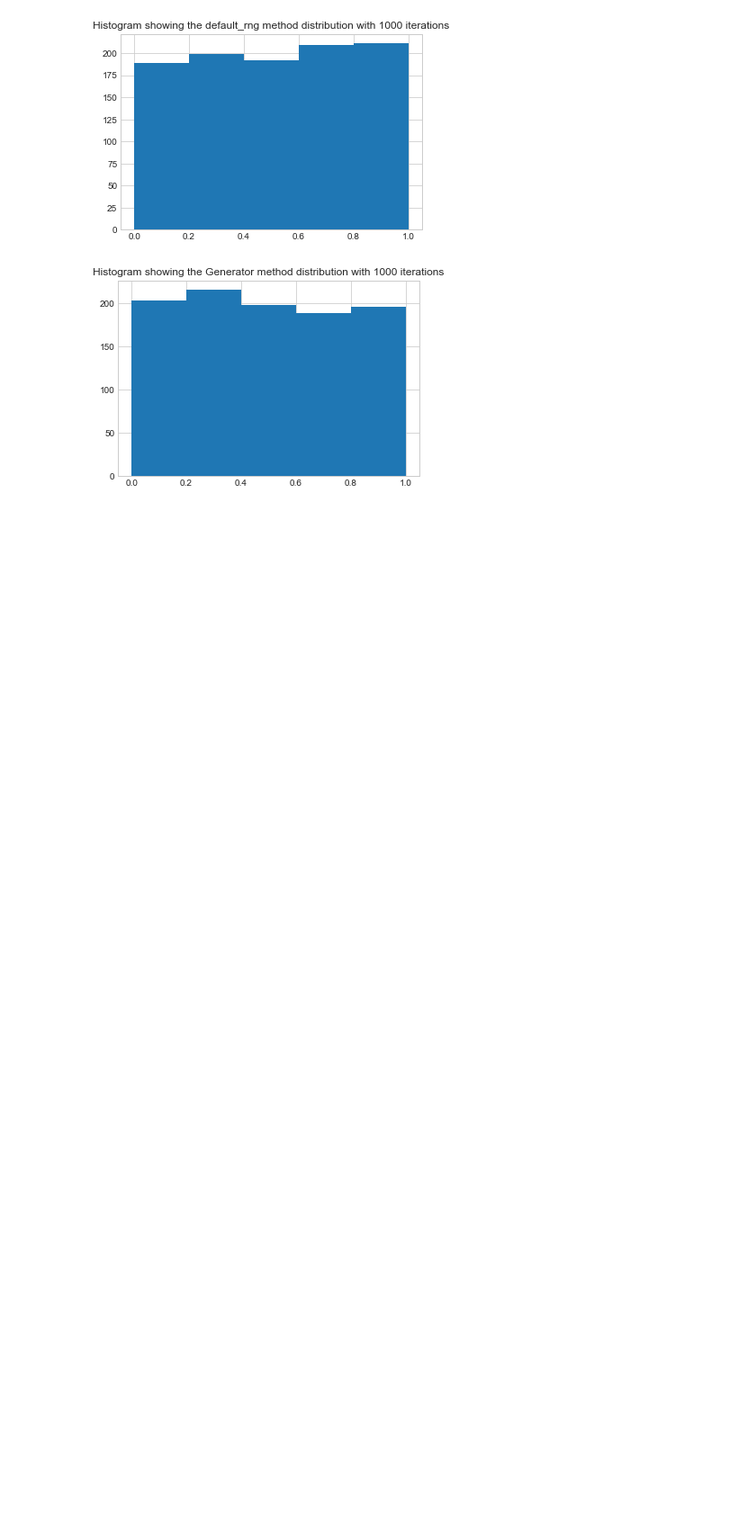
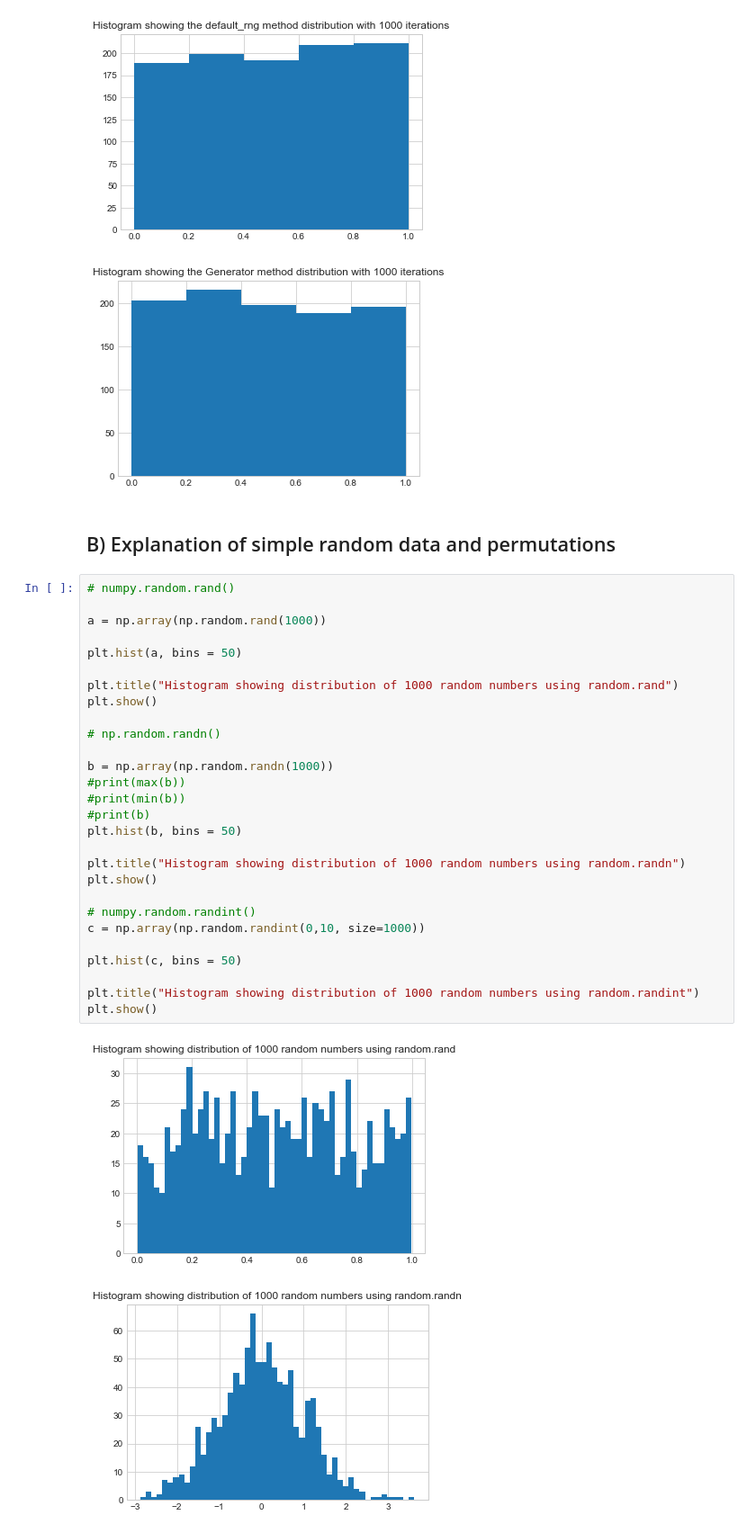
Before and after one commit to Manuferu/Assignment_PDA, a Jupyter notebook: Assignment.ipynb, the cells around one changed output. Shown at 90% size. Saved outputs shown, nothing was run; the diff lists cells and outputs as text; blank space fills up the shorter version.

```diff
--- a/Assignment.ipynb
+++ b/Assignment.ipynb
@@ -119,3 +119,36 @@ Mean value of Generator method:  0.4909036592490006
 [figure]
 [figure]
 [figure]
+# %% [markdown]
+## B) Explanation of simple random data and permutations
+# %%
+# numpy.random.rand()
+
+a = np.array(np.random.rand(1000))
+
+plt.hist(a, bins = 50)
+
+plt.title("Histogram showing distribution of 1000 random numbers using random.rand")
+plt.show()
+
+# np.random.randn()
+
+b = np.array(np.random.randn(1000))
+#print(max(b))
+#print(min(b))
+#print(b)
+plt.hist(b, bins = 50)
+
+plt.title("Histogram showing distribution of 1000 random numbers using random.randn")
+plt.show()
+
+# numpy.random.randint()
+c = np.array(np.random.randint(0,10, size=1000))
+
+plt.hist(c, bins = 50)
+
+plt.title("Histogram showing distribution of 1000 random numbers using random.randint")
+plt.show()
+# %% [output]
+[figure, added]
+[figure, added]
```
Also changed, not shown: parts of 1 cell of this notebook, 1 other file.
